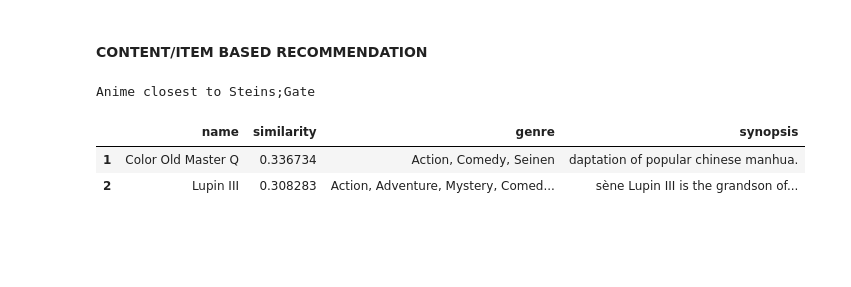
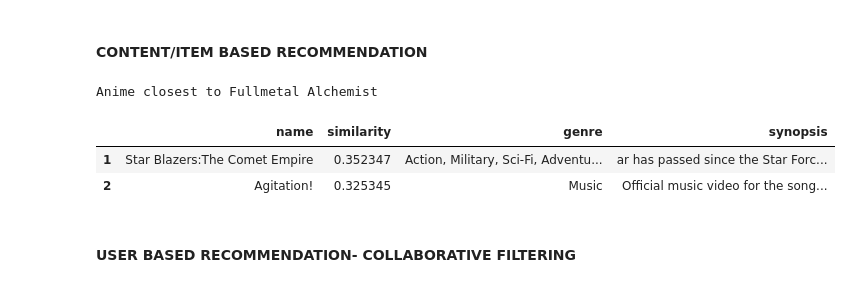
Before and after one commit to mayank3354/Anime-Recommender_deployed_on_GCP, a Jupyter notebook: notebook/anime.ipynb, the cells around one changed output. Saved outputs shown, nothing was run; the diff lists cells and outputs as text; code cells hidden in the pictures; blank space fills up the shorter version.

```diff
--- a/notebook/anime.ipynb
+++ b/notebook/anime.ipynb
@@ -472,9 +472,11 @@ def find_similar_animes(name, anime_weights, anime2anime_encoded,
     except Exception as e:
         print(f"Error Occurred: {e}")
 # %%
-find_similar_animes("Steins;Gate",anime_weights,anime2anime_encoded,anime2anime_decoded,df,synopsys_df,n=2)
+find_similar_animes("Fullmetal Alchemist",anime_weights,anime2anime_encoded,anime2anime_decoded,df,synopsys_df,n=2)
 # %% [output]
-Anime closest to Steins;Gate
+Anime closest to Fullmetal Alchemist
 |  | name | similarity | genre | synopsis |
-| 1 | Color Old Master Q | 0.336734 | Action, Comedy, Seinen | daptation of popular chinese manhua. |
-| 2 | Lupin III | 0.308283 | Action, Adventure, Mystery, Comed... | sène Lupin III is the grandson of... |
+| 1 | Star Blazers:The Comet Empire | 0.352347 | Action, Military, Sci-Fi, Adventu... | ar has passed since the Star Forc... |
+| 2 | Agitation! | 0.325345 | Music | Official music video for the song... |
+# %% [markdown]
+#### USER BASED RECOMMENDATION- COLLABORATIVE FILTERING
```
Also changed, not shown: parts of 18 cells of this notebook.
